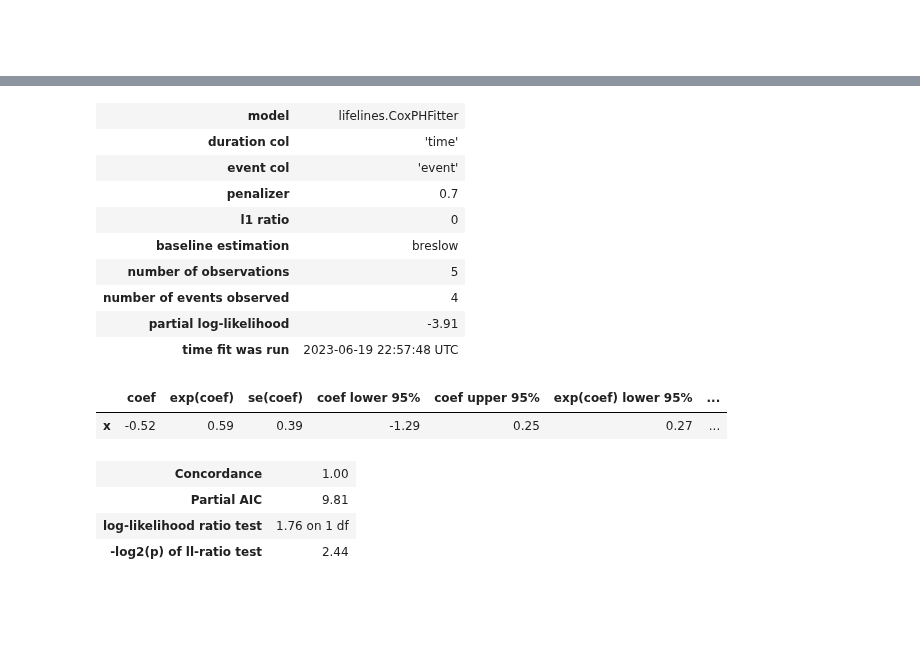
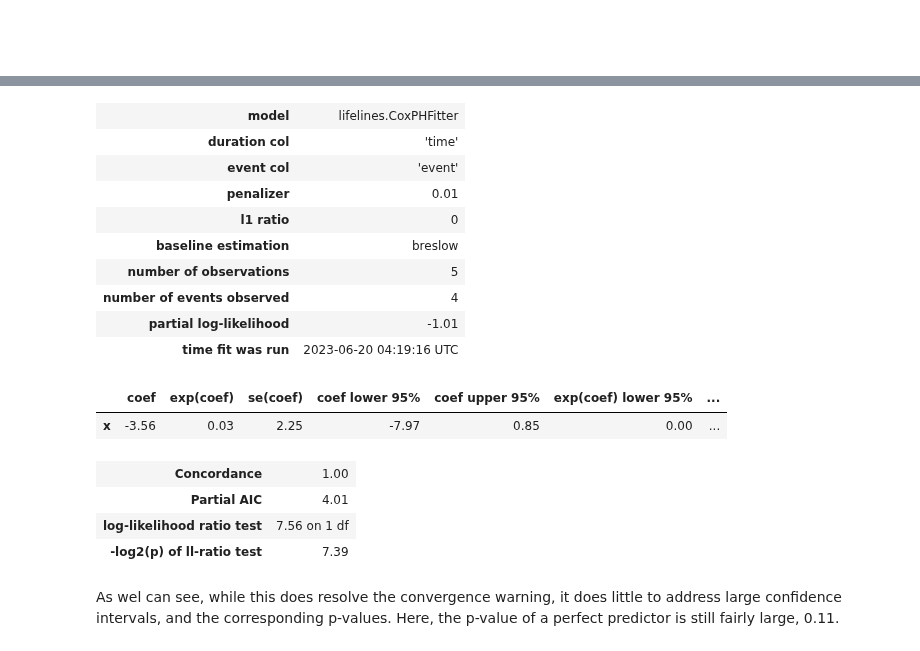
Before and after one commit to igor-sb/blog, a Jupyter notebook: posts/cox_perfect.ipynb, the cells around one changed output, grey strips where cells are left out. Cells and saved outputs as stored; diff of their text form; code cells hidden in the pictures; blank space fills up the shorter version.

```diff
--- a/posts/cox_perfect.ipynb
+++ b/posts/cox_perfect.ipynb
@@ -222,21 +214,23 @@ NameError: name 'perfect_df' is not defined
 # %%
-perfect_pen_cox_model = CoxPHFitter(penalizer=0.7, l1_ratio=0)
+perfect_pen_cox_model = CoxPHFitter(penalizer=0.01, l1_ratio=0)
 perfect_pen_cox_model.fit(perfect_df, duration_col='time', event_col='event', formula='x')
 perfect_pen_cox_model.print_summary()
 # %% [output]
 | model | lifelines.CoxPHFitter |
 | duration col | 'time' |
 | event col | 'event' |
-| penalizer | 0.7 |
+| penalizer | 0.01 |
 | l1 ratio | 0 |
 | baseline estimation | breslow |
 | number of observations | 5 |
 | number of events observed | 4 |
-| partial log-likelihood | -3.91 |
-| time fit was run | 2023-06-19 22:57:48 UTC |
+| partial log-likelihood | -1.01 |
+| time fit was run | 2023-06-20 04:19:16 UTC |
 |  | coef | exp(coef) | se(coef) | coef lower 95% | coef upper 95% | exp(coef) lower 95% | ... |
-| x | -0.52 | 0.59 | 0.39 | -1.29 | 0.25 | 0.27 | ... |
+| x | -3.56 | 0.03 | 2.25 | -7.97 | 0.85 | 0.00 | ... |
 | Concordance | 1.00 |
-| Partial AIC | 9.81 |
-| log-likelihood ratio test | 1.76 on 1 df |
-| -log2(p) of ll-ratio test | 2.44 |
+| Partial AIC | 4.01 |
+| log-likelihood ratio test | 7.56 on 1 df |
+| -log2(p) of ll-ratio test | 7.39 |
+# %% [markdown]
+As wel can see, while this does resolve the convergence warning, it does little to address large confidence intervals, and the corresponding p-values. Here, the p-value of a perfect predictor is still fairly large, 0.11.
```
Also changed, not shown: parts of 9 cells of this notebook.
